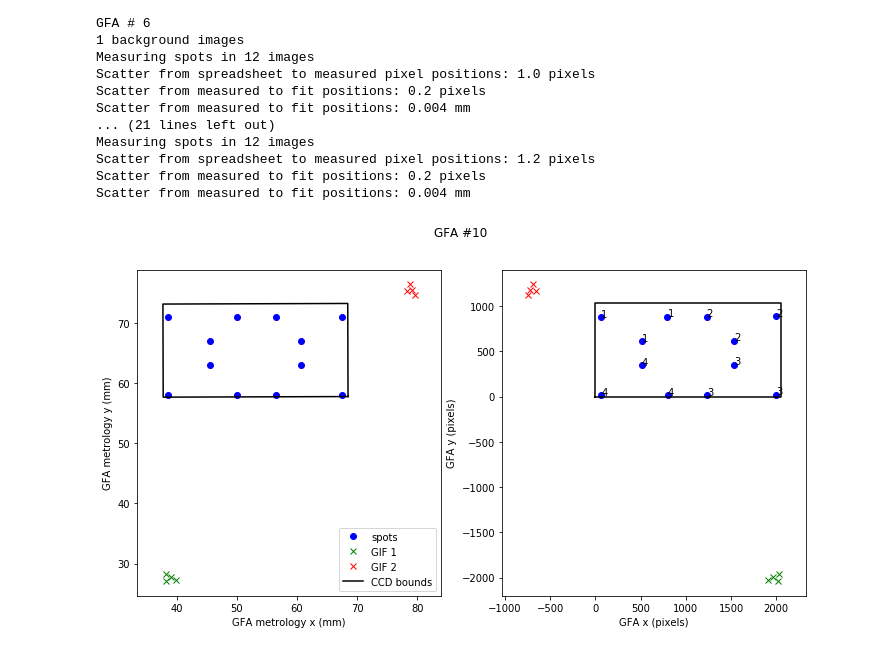
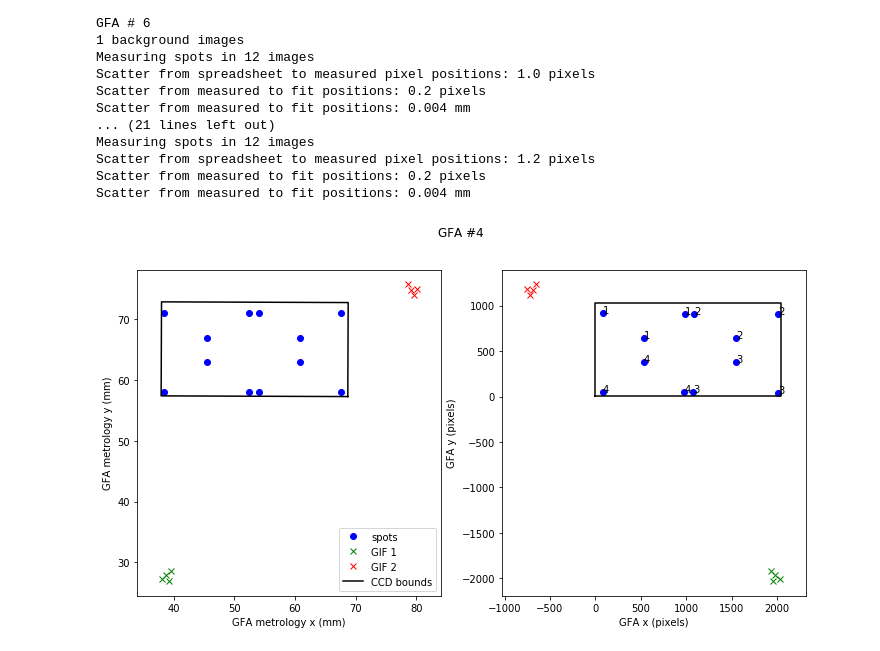
Before and after one commit to dstndstn/desi-commish, a Jupyter notebook: gfa-metrology.ipynb, the cells around one changed output. Cells and saved outputs as stored; diff of their text form; code cells hidden in the pictures.

```diff
--- a/gfa-metrology.ipynb
+++ b/gfa-metrology.ipynb
@@ -316,7 +316,7 @@ Scatter from spreadsheet to measured pixel positions: 1.2 pixels
 Scatter from measured to fit positions: 0.2 pixels
 Scatter from measured to fit positions: 0.004 mm
 # %%
-gfa_num = 10
+gfa_num = 4
 G = GG[GG.gfa_num == gfa_num]
 Ti = T[T.gfa_num == gfa_num][0]
 
@@ -325,34 +325,34 @@ plt.figure(figsize=(12,6))
 w,h = 2048, 1032
 # to the edges of the pixels:
 pbx = np.array([0.5,w+0.5,w+0.5,0.5,0.5])
 pby = np.array([0.5,0.5,h+0.5,h+0.5,0.5])
 pbxmm = Ti.mm_x_coeffs[0] + Ti.mm_x_coeffs[1]*pbx + Ti.mm_x_coeffs[2]*pby
 pbymm = Ti.mm_y_coeffs[0] + Ti.mm_y_coeffs[1]*pbx + Ti.mm_y_coeffs[2]*pby
 
 plt.subplot(1,2,1)
 plt.plot(G.mmx, G.mmy, 'bo', label='spots');
 plt.plot(Ti.gif_1_mm_x, Ti.gif_1_mm_y, 'gx', label='GIF 1')
 plt.plot(Ti.gif_2_mm_x, Ti.gif_2_mm_y, 'rx', label='GIF 2')
 plt.plot(pbxmm, pbymm, 'k-', label='CCD bounds')
 plt.xlabel('GFA metrology x (mm)')
 plt.ylabel('GFA metrology y (mm)')
 plt.axis('equal')
 plt.legend()
 
 plt.subplot(1,2,2)
 plt.plot(G.mtnx, G.mtny, 'bo');
 for x,y,q in zip(G.mtnx, G.mtny, G.quadrant):
     plt.text(x,y,'%i'%q)
 plt.plot(Ti.gif_1_pix_x, Ti.gif_1_pix_y, 'gx')
 plt.plot(Ti.gif_2_pix_x, Ti.gif_2_pix_y, 'rx')
 plt.plot(pbx, pby, 'k-')
 plt.xlabel('GFA x (pixels)')
 plt.ylabel('GFA y (pixels)')
 plt.axis('equal')
 
 plt.suptitle('GFA #%i' % gfa_num);
 # %% [output]
-[figure, old version]
+[figure, new version]
 # %%
 f = open('spots.tex', 'w')
 for t in T:
```
Also changed, not shown: 3 other files.
